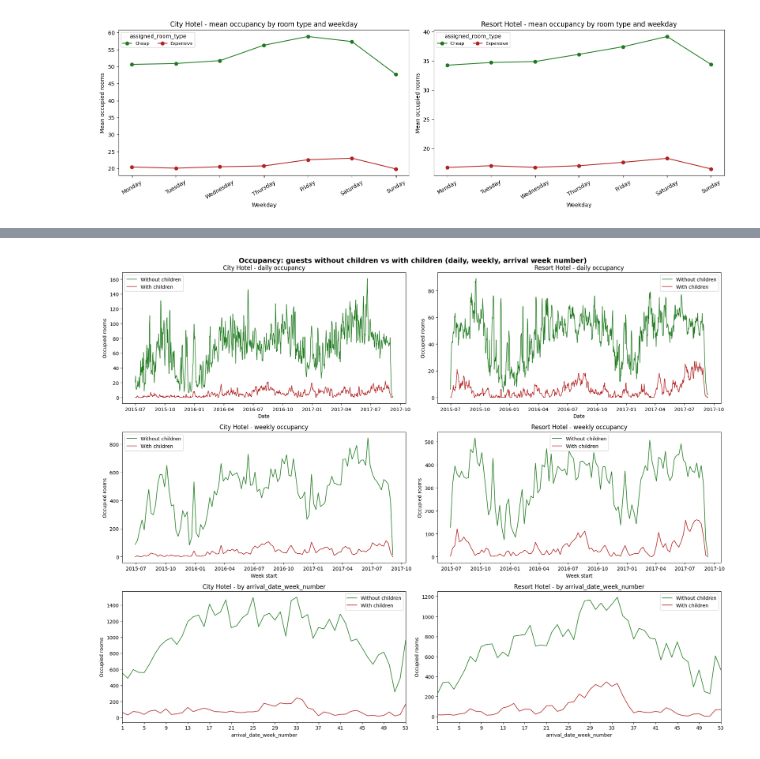
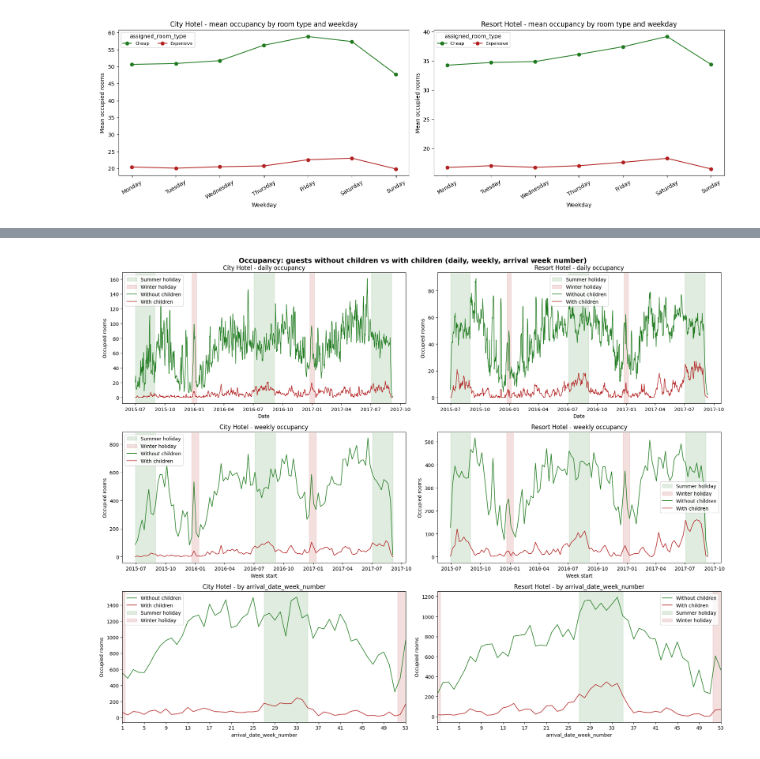
Before and after one commit to Kraszuuu/HotelBookingDemand, a Jupyter notebook: main.ipynb, the cells around one changed output, grey strips where cells are left out. Cells and saved outputs as stored; diff of their text form; code cells hidden in the pictures.

```diff
--- a/main.ipynb
+++ b/main.ipynb
@@ -1053,8 +1047,71 @@ def expandChildrenOccupancyToDailyRows(occupancyDf: pd.DataFrame) -> pd.DataFram
     return expandedDf
 
 
+def markChildrenSeasonsByDate(ax: Any, dateSeries: pd.Series) -> None:
+    markerDf = pd.DataFrame({"date": pd.to_datetime(dateSeries)}).sort_values("date")
+    markerDf["iso_week"] = markerDf["date"].dt.isocalendar().week.astype(int)
+    markerDf["is_summer"] = markerDf["iso_week"].between(27, 35)
+
+    dateMonth = markerDf["date"].dt.month
+    dateDay = markerDf["date"].dt.day
+    markerDf["is_winter"] = ((dateMonth == 12) & (dateDay >= 24)) | ((dateMonth == 1) & (dateDay <= 6))
+
+    for flagCol, colorValue, labelValue in [
+        ("is_summer", "#1f7a1f", "Summer holiday"),
+        ("is_winter", "#b22222", "Winter holiday"),
+    ]:
+        seasonDf = markerDf[["date", flagCol]].copy()
+        seasonDf["group_id"] = (seasonDf[flagCol] != seasonDf[flagCol].shift(1, fill_value=False)).cumsum()
+
+        firstLabel = True
+        for _, part in seasonDf.groupby("group_id"):
+            if not bool(part[flagCol].iloc[0]):
+                continue
+            startValue = part["date"].iloc[0]
+            endValue = part["date"].iloc[-1] + pd.Timedelta(days=1)
+            ax.axvspan(startValue, endValue, color=colorValue, alpha=0.14, label=labelValue if firstLabel else None)
+            firstLabel = False
+
+
+def markChildrenSeasonsByWeek(ax: Any, weekStarts: pd.Series) -> None:
+    markerDf = pd.DataFrame({"week_start": pd.to_datetime(weekStarts)}).sort_values("week_start")
+    markerDf["iso_week"] = markerDf["week_start"].dt.isocalendar().week.astype(int)
+    markerDf["is_summer"] = markerDf["iso_week"].between(27, 35)
+
+    weeklyStarts = pd.to_datetime(markerDf["week_start"])
+    weeklyEnds = weeklyStarts + pd.Timedelta(days=6)
+    winterFlags = []
+    for startValue, endValue in zip(weeklyStarts, weeklyEnds):
+        yearValue = int(startValue.year)
+        winterWindows = [
+            (pd.Timestamp(year=yearValue - 1, month=12, day=24), pd.Timestamp(year=yearValue, month=1, day=6)),
+            (pd.Timestamp(year=yearValue, month=12, day=24), pd.Timestamp(year=yearValue + 1, month=1, day=6)),
+        ]
+        overlapsWinter = any((startValue <= windowEnd) and (endValue >= windowStart) for windowStart, windowEnd in winterWindows)
+        winterFlags.append(overlapsWinter)
+    markerDf["is_winter"] = winterFlags
+
+    for flagCol, colorValue, labelValue in [
+        ("is_summer", "#1f7a1f", "Summer holiday"),
+        ("is_winter", "#b22222", "Winter holiday"),
+    ]:
+        seasonDf = markerDf[["week_start", flagCol]].copy()
+        seasonDf["group_id"] = (seasonDf[flagCol] != seasonDf[flagCol].shift(1, fill_value=False)).cumsum()
+
+        firstLabel = True
+        for _, part in seasonDf.groupby("group_id"):
+            if not bool(part[flagCol].iloc[0]):
+                continue
+            startValue = part["week_start"].iloc[0]
+            endValue = part["week_start"].iloc[-1] + pd.Timedelta(days=7)
+            ax.axvspan(startValue, endValue, color=colorValue, alpha=0.14, label=labelValue if firstLabel else None)
+            firstLabel = False
+
+
 def plotChildrenDaily(ax: Any, hotelName: str, hotelDf: pd.DataFrame) -> None:
     allDates = pd.date_range(hotelDf["stay_date"].min().normalize(), hotelDf["stay_date"].max().normalize(), freq="D")
+    markChildrenSeasonsByDate(ax, allDates)
+
     for groupName, colorValue in [("Without children", "#1f7a1f"), ("With children", "#b22222")]:
         groupSeries = (
             hotelDf.loc[hotelDf["guest_group"] == groupName]
@@ -1074,6 +1131,8 @@ def plotChildrenWeekly(ax: Any, hotelName: str, hotelDf: pd.DataFrame) -> None:
     firstWeek = hotelDf["week_start"].min()
     lastWeek = hotelDf["week_start"].max()
     allWeekStarts = pd.date_range(firstWeek, lastWeek, freq="7D")
+    markChildrenSeasonsByWeek(ax, allWeekStarts)
+
     for groupName, colorValue in [("Without children", "#1f7a1f"), ("With children", "#b22222")]:
         groupSeries = (
             hotelDf.loc[hotelDf["guest_group"] == groupName]
@@ -1099,6 +1158,10 @@ def plotChildrenArrivalWeekNumber(ax: Any, hotelName: str, hotelDf: pd.DataFrame
             .reindex(weekRange, fill_value=0)
         )
         ax.plot(weekRange, groupSeries.values, color=colorValue, linewidth=1.2, label=groupName)
+
+    ax.axvspan(27, 35, color="#1f7a1f", alpha=0.14, label="Summer holiday")
+    ax.axvspan(51.5, 53.5, color="#b22222", alpha=0.14, label="Winter holiday")
+    ax.axvspan(0.5, 1.5, color="#b22222", alpha=0.14)
 
     ax.set_title(f"{hotelName} - by arrival_date_week_number")
     ax.set_xlabel("arrival_date_week_number")
@@ -1108,31 +1171,31 @@ def plotChildrenArrivalWeekNumber(ax: Any, hotelName: str, hotelDf: pd.DataFrame
     ax.legend()
 
 
 def plotChildrenOccupancyPanels(givenDataFrame: pd.DataFrame) -> None:
     occupancyDf = prepareChildrenOccupancyBase(givenDataFrame)
     expandedDf = expandChildrenOccupancyToDailyRows(occupancyDf)
     hotelValues = sorted(expandedDf["hotel"].dropna().unique())
 
     if len(hotelValues) != 2:
         raise ValueError(f"Expected exactly 2 hotels, got {len(hotelValues)}")
 
     fig, axes = plt.subplots(3, 2, figsize=(18, 14), sharey=False)
     fig.suptitle(
         "Occupancy: guests without children vs with children (daily, weekly, arrival week number)",
         fontsize=14,
         fontweight="bold"
     )
 
     for colIdx, hotelName in enumerate(hotelValues):
         hotelDf = expandedDf.loc[expandedDf["hotel"] == hotelName].copy()
         plotChildrenDaily(axes[0, colIdx], hotelName, hotelDf)
         plotChildrenWeekly(axes[1, colIdx], hotelName, hotelDf)
         plotChildrenArrivalWeekNumber(axes[2, colIdx], hotelName, hotelDf)
 
     plt.tight_layout()
     plt.show()
 
 
 plotChildrenOccupancyPanels(dataFrame)
 # %% [output]
-[figure, old version]
+[figure, new version]
```
Also changed, not shown: parts of 8 cells of this notebook.
